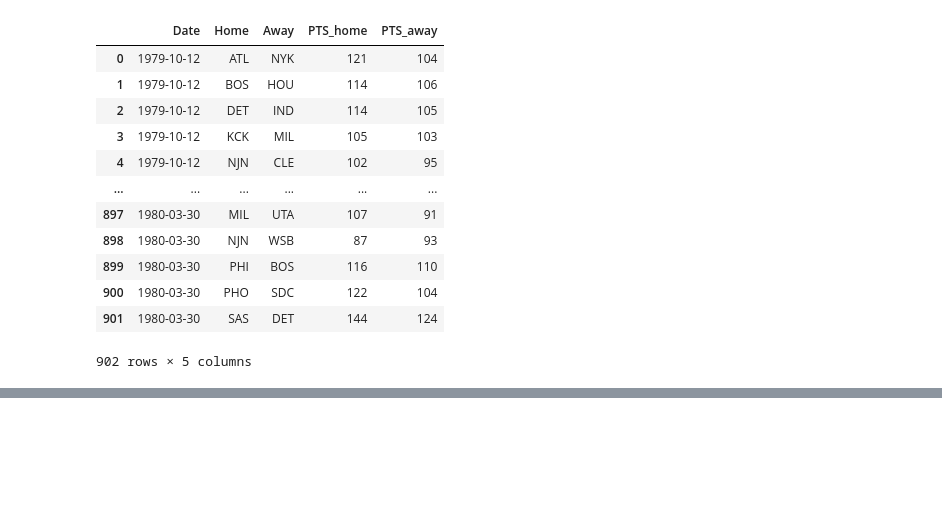
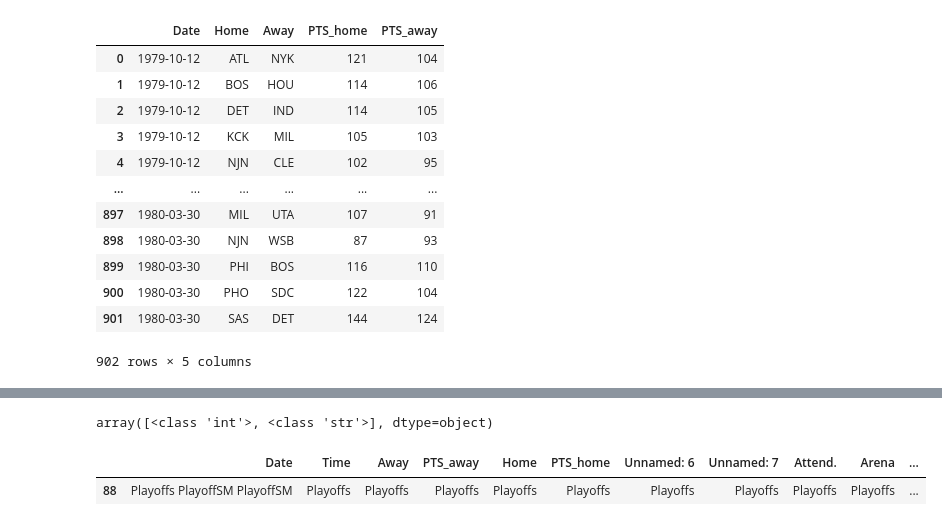
Before and after one commit to martinbog19/balling-on-the-edge, a Jupyter notebook: scrape.ipynb, the cells around one changed output, grey strips where cells are left out. Drawn from its saved outputs; the diff is of its cells as text; code cells hidden in the pictures; blank space fills up the shorter version.

```diff
--- a/scrape.ipynb
+++ b/scrape.ipynb
@@ -295,0 +325,12 @@ Schedule(1980)
+# %%
+# Data cleaning
+games = games.rename(columns = {'Start (ET)':'Time', 'Visitor/Neutral':'Away', 'Home/Neutral':'Home', 'PTS':'PTS_away', 'PTS.1':'PTS_home'})
+# %%
+if 'Time' in games.columns :
+    games['Date'] = games['Date'] + games['Time'].apply(lambda x: ' ' + x[:-1] + x[-1].upper() + 'M')
+games['Date'] = pd.to_datetime(games['Date'])
+#games = games[['Date', 'Home', 'Away', 'PTS_home', 'PTS_away']] # Keep necessary columns
+# games = games.sort_values('Date').reset_index(drop = True)
+# games['Home'] = games['Home'].apply(lambda x: teams_dict.get(x))
+# games['Away'] = games['Away'].apply(lambda x: teams_dict.get(x))
+# games = games[games.index <= sum(ngames_dict.values()) / 2 - 1] # Only keep regular season games
@@ -295,0 +339,3 @@ Schedule(1980)
+# %%
+games['PTS_home'] = pd.to_numeric(games['PTS_home'], errors = 'ignore')
+games['flag'] = games['PTS_home'].apply(lambda x: type(x) is int or type(x) is float)
@@ -295,0 +362,9 @@ Schedule(1980)
+# %%
+pd.to_numeric(games['PTS_home'], errors = 'ignore').apply(lambda x: type(x)).unique()
+# %% [output]
+array([<class 'int'>, <class 'str'>], dtype=object)
+# %%
+games[games['PTS_home'] == 'Playoffs']
+# %% [output]
+|  | Date | Time | Away | PTS_away | Home | PTS_home | Unnamed: 6 | Unnamed: 7 | Attend. | Arena | ... |
+| 88 | Playoffs PlayoffSM PlayoffSM | Playoffs | Playoffs | Playoffs | Playoffs | Playoffs | Playoffs | Playoffs | Playoffs | Playoffs | ... |
```
Also changed, not shown: parts of 3 cells of this notebook, 2 other files.
